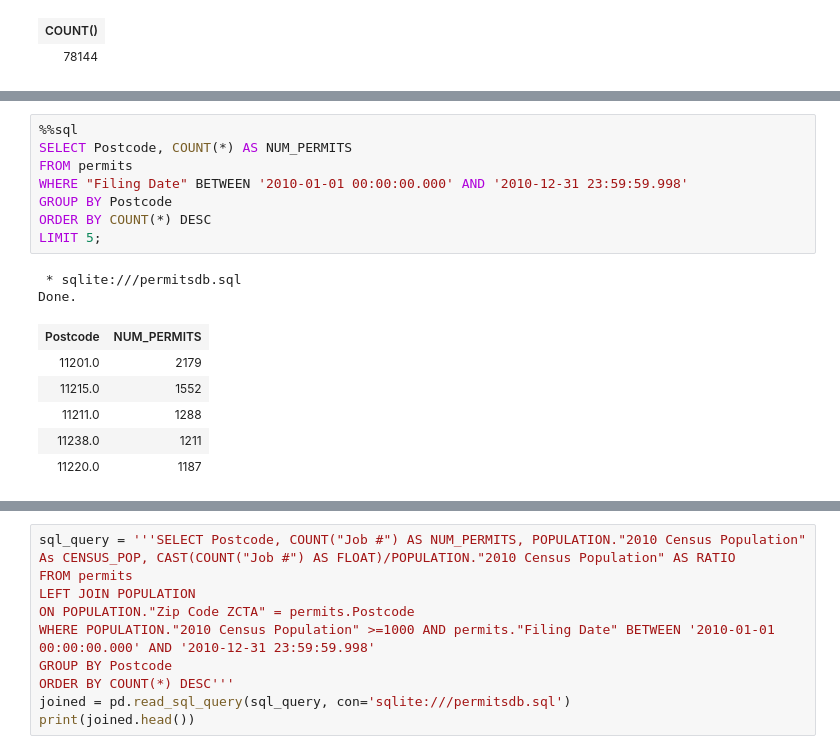
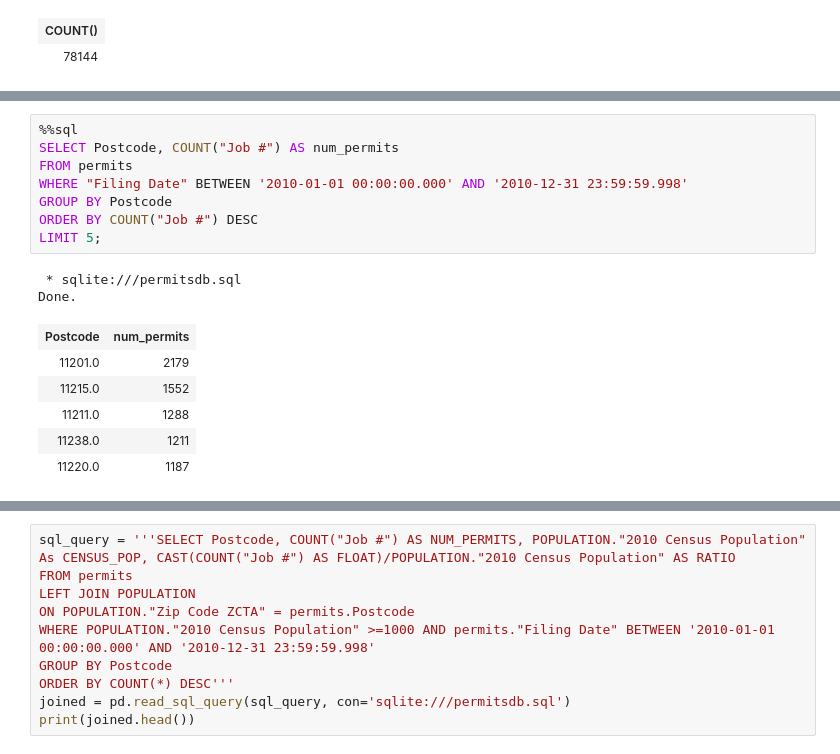
Before and after one commit to dray89/SQL, a Jupyter notebook: Proj_DataAnalysis_In_SQLlite.ipynb, the cells around one changed output, grey strips where cells are left out. Saved outputs shown, nothing was run; the diff lists cells and outputs as text.

```diff
--- a/Proj_DataAnalysis_In_SQLlite.ipynb
+++ b/Proj_DataAnalysis_In_SQLlite.ipynb
@@ -253,15 +286,15 @@ Done.
 # %%
 %%sql
-SELECT Postcode, COUNT(*) AS NUM_PERMITS
+SELECT Postcode, COUNT("Job #") AS num_permits
 FROM permits
 WHERE "Filing Date" BETWEEN '2010-01-01 00:00:00.000' AND '2010-12-31 23:59:59.998'
 GROUP BY Postcode
-ORDER BY COUNT(*) DESC
+ORDER BY COUNT("Job #") DESC
 LIMIT 5;
 # %% [output]
  * sqlite:///permitsdb.sql
 Done.
-| Postcode | NUM_PERMITS |
+| Postcode | num_permits |
 | 11201.0 | 2179 |
 | 11215.0 | 1552 |
 | 11211.0 | 1288 |
```
Also changed, not shown: parts of 9 cells of this notebook.
